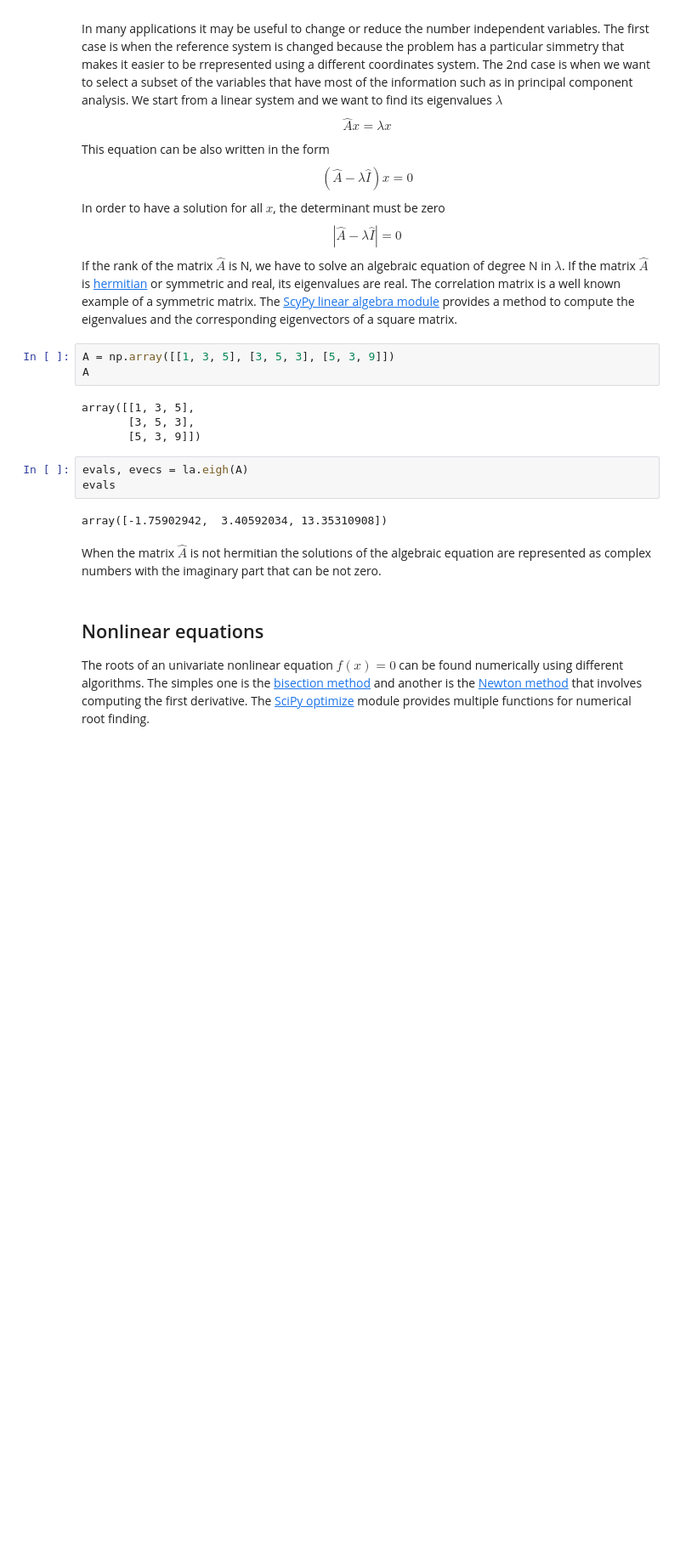
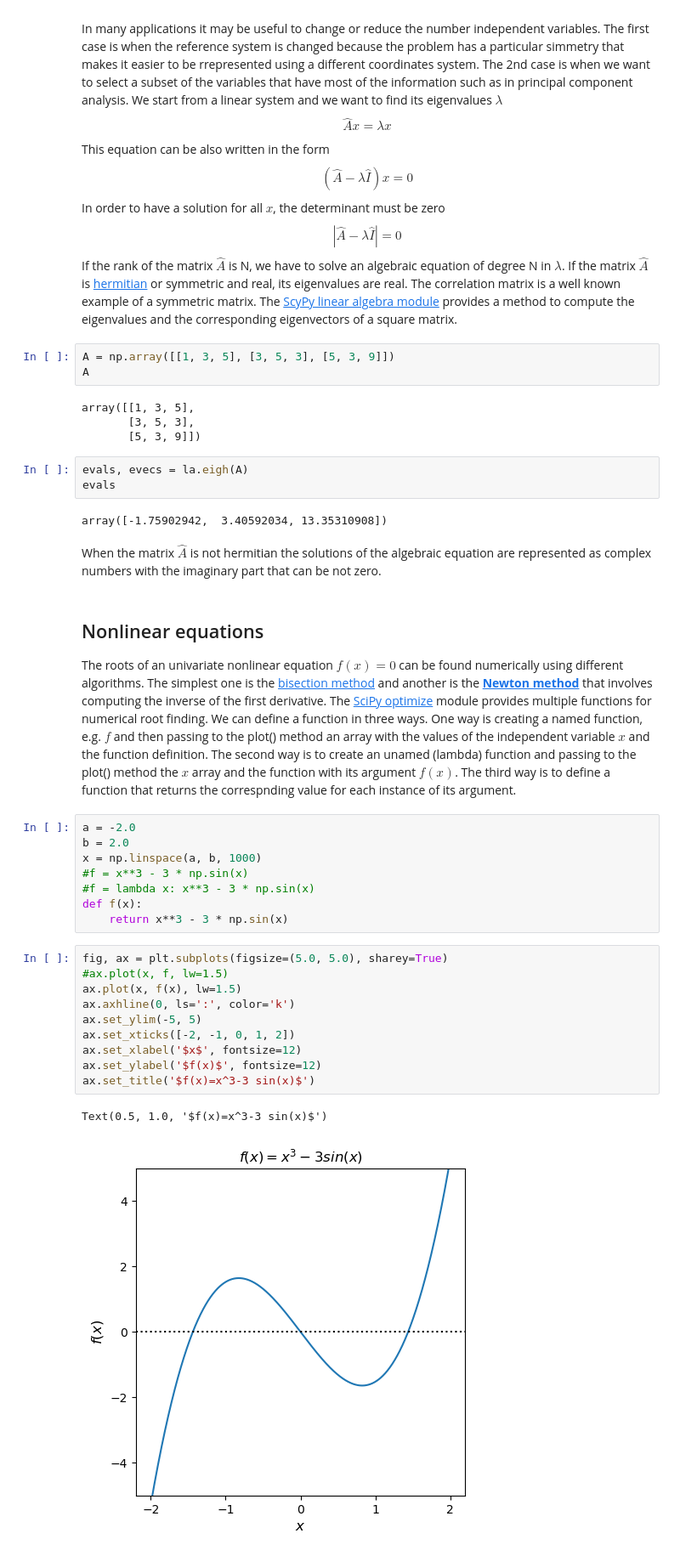
Before and after one commit to luigiselmi/numethods, a Jupyter notebook: johansson/equation_solving.ipynb, the cells around one changed output. Shown at 85% size. Cells and saved outputs as stored; diff of their text form; blank space fills up the shorter version.

Commit message:
equation solving

```diff
--- a/johansson/equation_solving.ipynb
+++ b/johansson/equation_solving.ipynb
@@ -167,4 +167,25 @@ array([-1.75902942,  3.40592034, 13.35310908])
 When the matrix $\hat{A}$ is not hermitian the solutions of the algebraic equation are represented as complex numbers with the imaginary part that can be not zero.
 # %% [markdown]
 ## Nonlinear equations
-The roots of an univariate nonlinear equation $f(x)=0$ can be found numerically using different algorithms. The simples one is the [bisection method](https://en.wikipedia.org/wiki/Bisection_method) and another is the [Newton method](https://en.wikipedia.org/wiki/Newton%27s_method) that involves computing the first derivative. The [SciPy optimize](https://docs.scipy.org/doc/scipy/reference/optimize.html#root-finding) module provides multiple functions for numerical root finding.
+The roots of an univariate nonlinear equation $f(x)=0$ can be found numerically using different algorithms. The simplest one is the [bisection method](https://en.wikipedia.org/wiki/Bisection_method) and another is the [**Newton method**](https://en.wikipedia.org/wiki/Newton%27s_method) that involves computing the inverse of the first derivative. The [SciPy optimize](https://docs.scipy.org/doc/scipy/reference/optimize.html#root-finding) module provides multiple functions for numerical root finding. We can define a function in three ways. One way is creating a named function, e.g. $f$ and then passing to the plot() method an array with the values of the independent variable $x$ and the function definition. The second way is to create an unamed (lambda) function and passing to the plot() method the $x$ array and the function with its argument $f(x)$. The third way is to define a function that returns the correspnding value for each instance of its argument.
+# %%
+a = -2.0
+b = 2.0
+x = np.linspace(a, b, 1000)
+#f = x**3 - 3 * np.sin(x)
+#f = lambda x: x**3 - 3 * np.sin(x)
+def f(x):
+    return x**3 - 3 * np.sin(x)
+# %%
+fig, ax = plt.subplots(figsize=(5.0, 5.0), sharey=True)
+#ax.plot(x, f, lw=1.5)
+ax.plot(x, f(x), lw=1.5)
+ax.axhline(0, ls=':', color='k')
+ax.set_ylim(-5, 5)
+ax.set_xticks([-2, -1, 0, 1, 2])
+ax.set_xlabel('$x$', fontsize=12)
+ax.set_ylabel('$f(x)$', fontsize=12)
+ax.set_title('$f(x)=x^3-3 sin(x)$')
+# %% [output]
+Text(0.5, 1.0, '$f(x)=x^3-3 sin(x)$')
+[figure, added]
```
Also changed, not shown: parts of 16 cells of this notebook.
